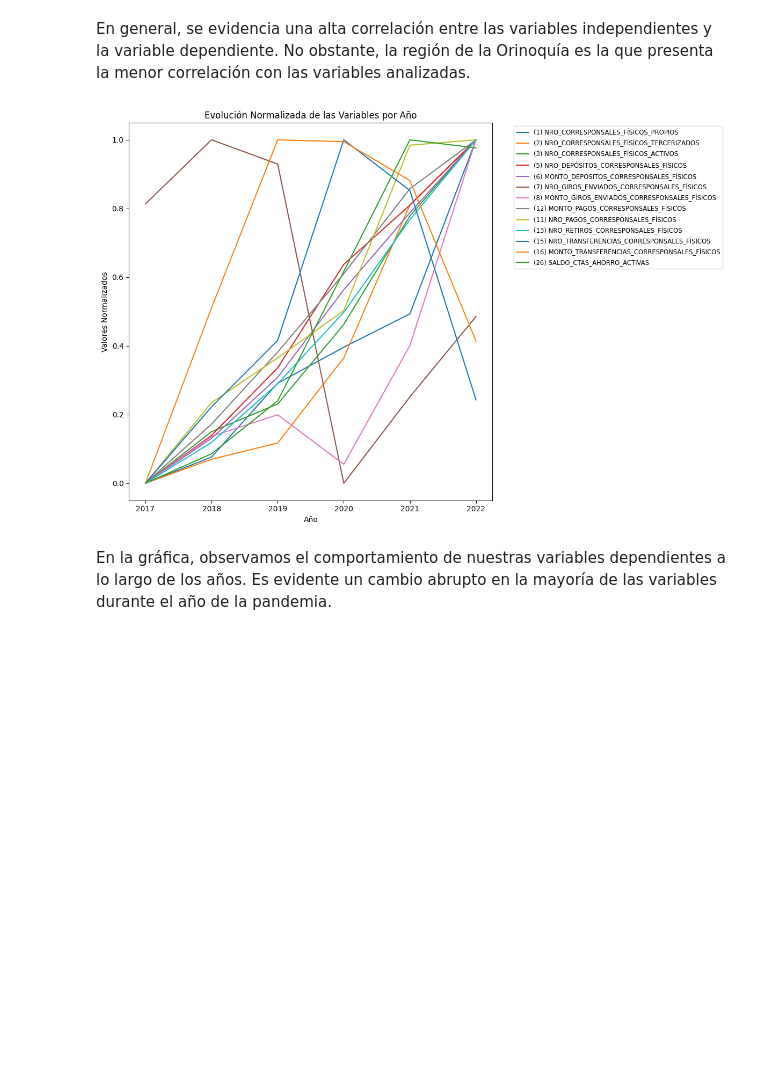
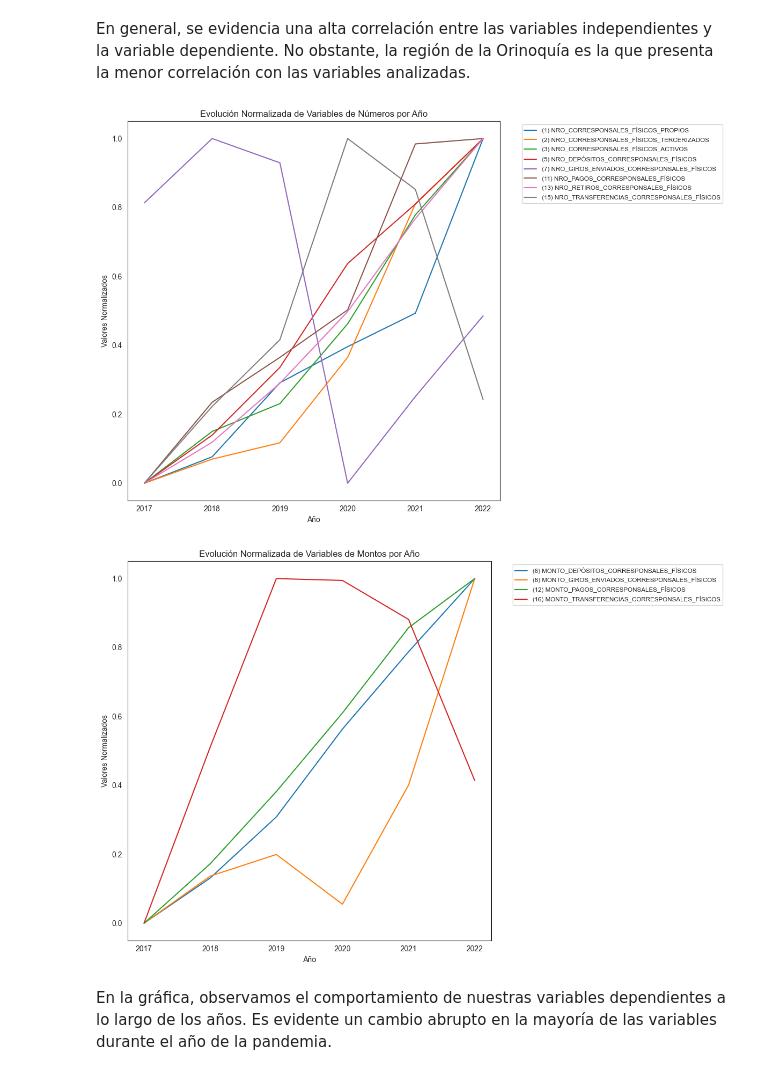
Before and after one commit to santiagogr10/Econometrics-, a Jupyter notebook: primer_entrega.ipynb, the cells around one changed output. Drawn from its saved outputs; the diff is of its cells as text; code cells hidden in the pictures; blank space fills up the shorter version.

Commit message:
feature: Se arelgaaron las graficas y mejoramos la escructura de modelo en el que estabamos trabajando.

```diff
--- a/primer_entrega.ipynb
+++ b/primer_entrega.ipynb
@@ -157,50 +157,51 @@ plt.show()
 # %% [markdown]
 En general, se evidencia una alta correlación entre las variables independientes y la variable dependiente. No obstante, la región de la Orinoquía es la que presenta la menor correlación con las variables analizadas.
 # %%
+# Importar librerías
+import pandas as pd
 import matplotlib.pyplot as plt
 
-variables = [
+# Definir las variables separadas por categorías
+variables_numeros = [
     '(1) NRO_CORRESPONSALES_FÍSICOS_PROPIOS',
     '(2) NRO_CORRESPONSALES_FÍSICOS_TERCERIZADOS',
     '(3) NRO_CORRESPONSALES_FÍSICOS_ACTIVOS',
     '(5) NRO_DEPÓSITOS_CORRESPONSALES_FÍSICOS',
+    '(7) NRO_GIROS_ENVIADOS_CORRESPONSALES_FÍSICOS',
+    '(11) NRO_PAGOS_CORRESPONSALES_FÍSICOS',
+    '(13) NRO_RETIROS_CORRESPONSALES_FÍSICOS',
+    '(15) NRO_TRANSFERENCIAS_CORRESPONSALES_FÍSICOS'
+]
+
+variables_montos = [
     '(6) MONTO_DEPÓSITOS_CORRESPONSALES_FÍSICOS',
-    '(7) NRO_GIROS_ENVIADOS_CORRESPONSALES_FÍSICOS',
     '(8) MONTO_GIROS_ENVIADOS_CORRESPONSALES_FÍSICOS',
     '(12) MONTO_PAGOS_CORRESPONSALES_FÍSICOS',
-    '(11) NRO_PAGOS_CORRESPONSALES_FÍSICOS',
-    '(13) NRO_RETIROS_CORRESPONSALES_FÍSICOS',
-    '(15) NRO_TRANSFERENCIAS_CORRESPONSALES_FÍSICOS',
-    '(16) MONTO_TRANSFERENCIAS_CORRESPONSALES_FÍSICOS',
-    '(26) SALDO_CTAS_AHORRO_ACTIVAS'
+    '(16) MONTO_TRANSFERENCIAS_CORRESPONSALES_FÍSICOS'
 ]
 
-# Agrupar los datos por año y sumar las variables seleccionadas
-data_agrupada = data.groupby('AÑO')[variables].sum()
+# Graficar la evolución normalizada de las variables por año
+def plot_normalized_evolution(variables, title):
+    data_agrupada = data.groupby('AÑO')[variables].sum()
+    data_normalizada = (data_agrupada - data_agrupada.min()) / (data_agrupada.max() - data_agrupada.min())
 
-# Normalizar los valores por año usando Min-Max Scaling
-data_normalizada = (data_agrupada - data_agrupada.min()) / (data_agrupada.max() - data_agrupada.min())
+    plt.figure(figsize=(12, 8))
+    for var in variables:
+        plt.plot(data_normalizada.index, data_normalizada[var], label=var)
 
-# Crear la figura y los ejes del gráfico
-plt.figure(figsize=(12, 8))
+    plt.title(f'Evolución Normalizada de {title} por Año')
+    plt.xlabel('Año')
+    plt.ylabel('Valores Normalizados')
+    plt.legend(loc='best', fontsize='small', bbox_to_anchor=(1.05, 1))
+    plt.tight_layout()
+    plt.show()
 
-# Graficar la suma normalizada de cada variable por año
-for var in variables:
-    plt.plot(data_normalizada.index, data_normalizada[var], label=var)
-
-# Añadir título y etiquetas
-plt.title('Evolución Normalizada de las Variables por Año')
-plt.xlabel('Año')
-plt.ylabel('Valores Normalizados')
-
-# Añadir leyenda
-plt.legend(loc='best', fontsize='small', bbox_to_anchor=(1.05, 1))
-
-# Mostrar el gráfico
-plt.tight_layout()
-plt.show()
+# Graficar evolución para variables de Números y Montos
+plot_normalized_evolution(variables_numeros, "Variables de Números")
+plot_normalized_evolution(variables_montos, "Variables de Montos")
 # %% [output]
-[figure, old version]
+[figure, new version]
+[figure, added]
 # %% [markdown]
 En la gráfica, observamos el comportamiento de nuestras variables dependientes a lo largo de los años. Es evidente un cambio abrupto en la mayoría de las variables durante el año de la pandemia.
 # %% [markdown]
```
Also changed, not shown: parts of 31 cells of this notebook, 1 other file.
